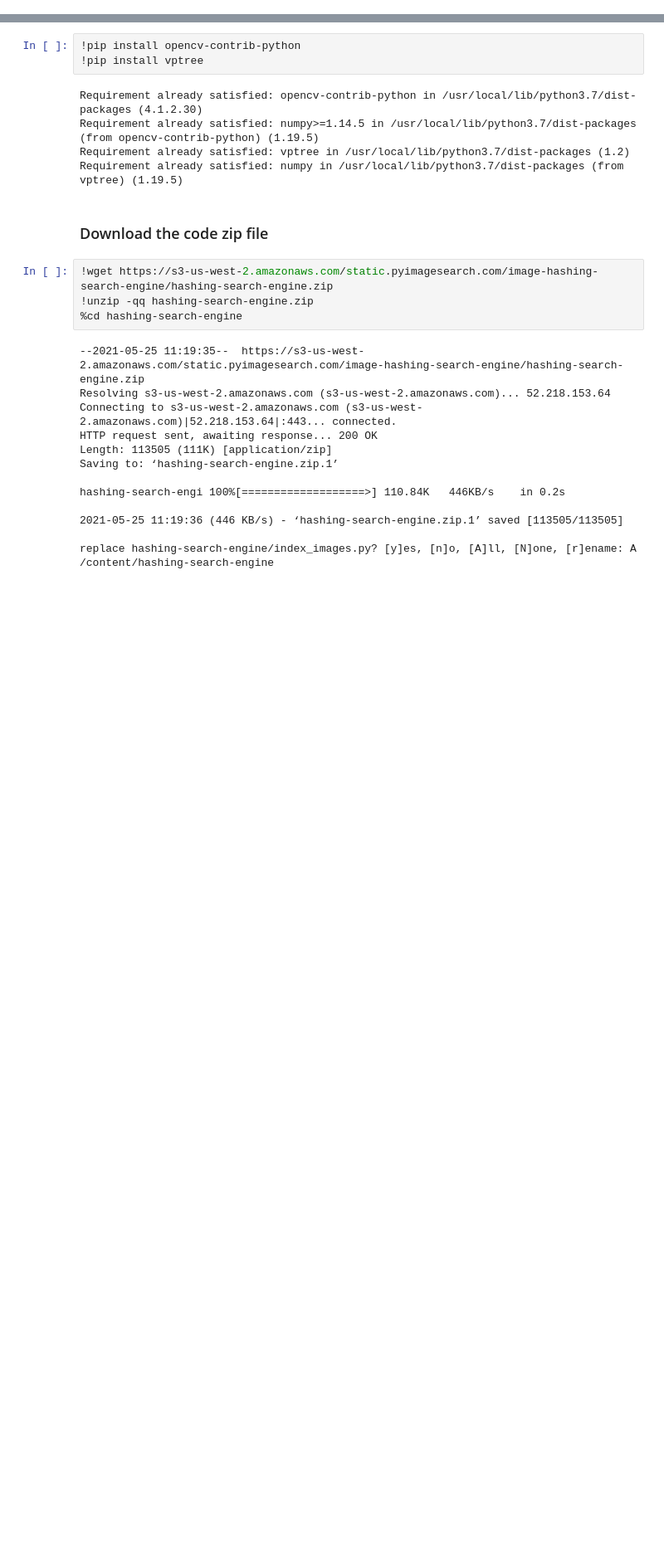
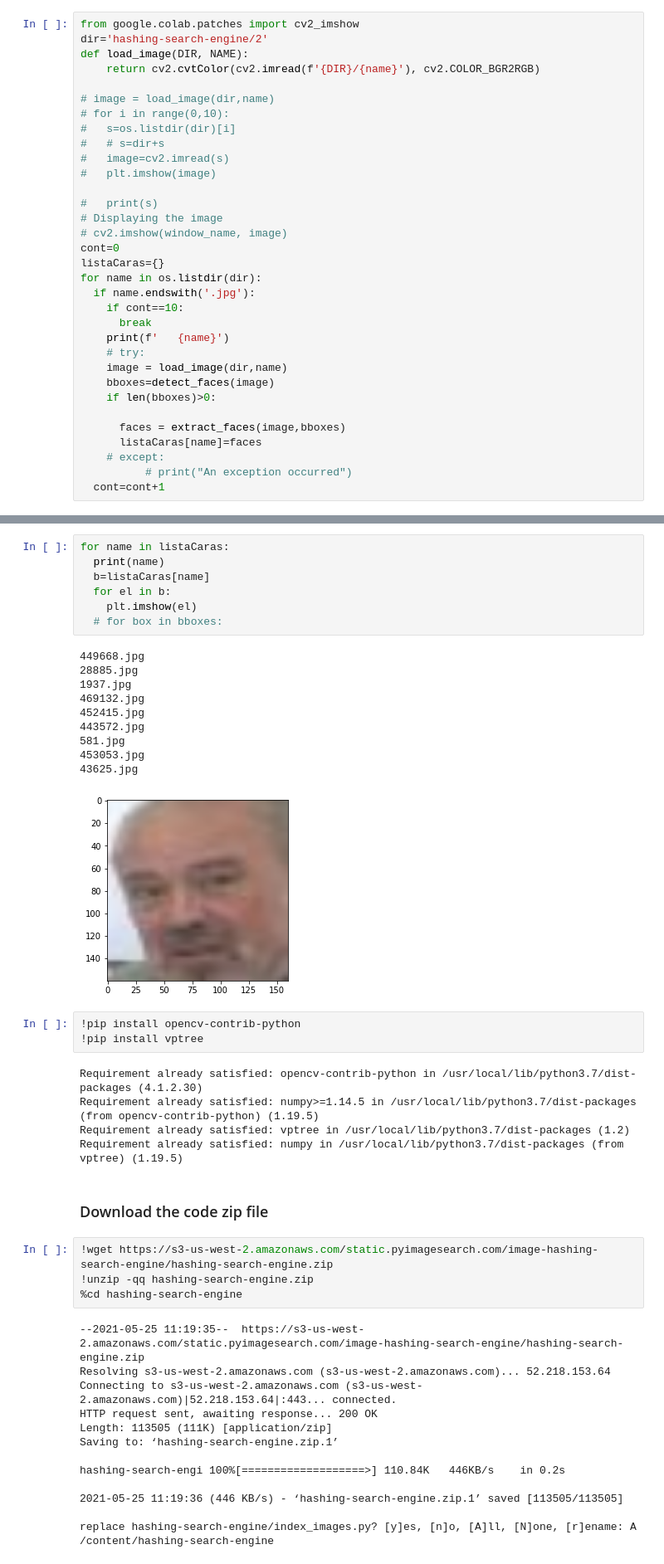
Before and after one commit to IA2021UR/trabajo-ia-en-la-comunidad-de-la-rioja-equipo-1, a Jupyter notebook: hashing_search_engine.ipynb, the cells around one changed output, grey strips where cells are left out. Shown: that part at 83% size. Saved outputs shown, nothing was run; the diff lists cells and outputs as text; blank space fills up the shorter version.

```diff
--- a/hashing_search_engine.ipynb
+++ b/hashing_search_engine.ipynb
@@ -30,0 +69,33 @@ Happy hacking!
+# %%
+from google.colab.patches import cv2_imshow
+dir='hashing-search-engine/2'
+def load_image(DIR, NAME):
+    return cv2.cvtColor(cv2.imread(f'{DIR}/{name}'), cv2.COLOR_BGR2RGB)
+
+# image = load_image(dir,name)
+# for i in range(0,10):
+#   s=os.listdir(dir)[i]
+#   # s=dir+s
+#   image=cv2.imread(s)
+#   plt.imshow(image)
+
+#   print(s)
+# Displaying the image
+# cv2.imshow(window_name, image)
+cont=0
+listaCaras={}
+for name in os.listdir(dir):
+  if name.endswith('.jpg'):
+    if cont==10:
+      break
+    print(f'   {name}')
+    # try:
+    image = load_image(dir,name)
+    bboxes=detect_faces(image)
+    if len(bboxes)>0:
+
+      faces = extract_faces(image,bboxes)
+      listaCaras[name]=faces
+    # except:
+          # print("An exception occurred")
+  cont=cont+1
@@ -31,3 +121,21 @@ Happy hacking!
+# %%
+for name in listaCaras:
+  print(name)
+  b=listaCaras[name]
+  for el in b:
+    plt.imshow(el)
+  # for box in bboxes:
+# %% [output]
+449668.jpg
+28885.jpg
+1937.jpg
+469132.jpg
+452415.jpg
+443572.jpg
+581.jpg
+453053.jpg
+43625.jpg
+[figure, added]
 # %%
 !pip install opencv-contrib-python
 !pip install vptree
```
Also changed, not shown: parts of 12 cells of this notebook.
